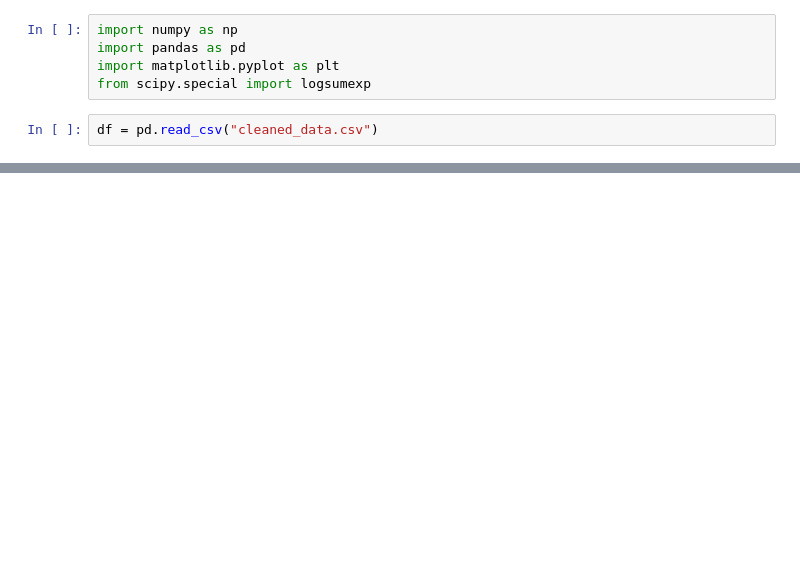
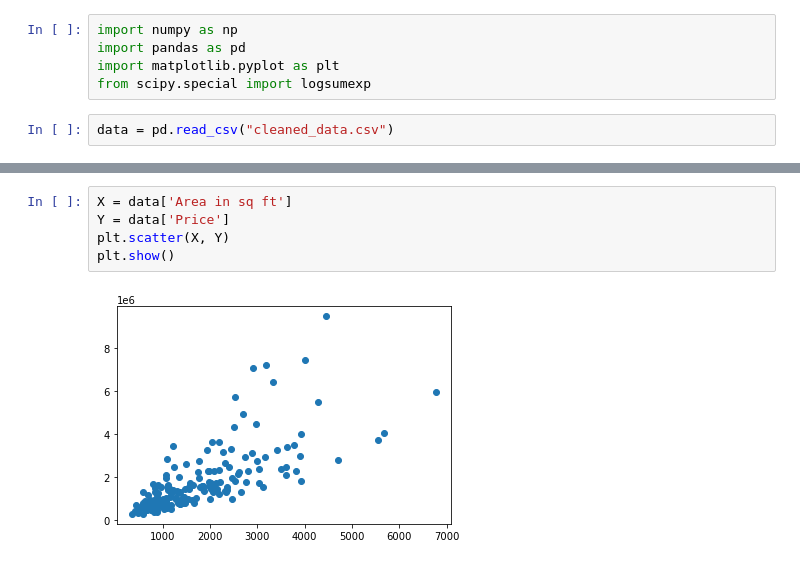
Before and after one commit to ElPatatone/Linear_Regression, a Jupyter notebook: Simple_linear_regression.ipynb, the cells around one changed output, grey strips where cells are left out. Saved outputs shown, nothing was run; the diff lists cells and outputs as text; blank space fills up the shorter version.

```diff
--- a/Simple_linear_regression.ipynb
+++ b/Simple_linear_regression.ipynb
@@ -4,4 +4,4 @@ import pandas as pd
 import matplotlib.pyplot as plt
 from scipy.special import logsumexp
 # %%
-df = pd.read_csv("cleaned_data.csv")
+data = pd.read_csv("cleaned_data.csv")
@@ -23,0 +24,7 @@ df
+# %%
+X = data['Area in sq ft']
+Y = data['Price']
+plt.scatter(X, Y)
+plt.show()
+# %% [output]
+[figure, added]
```
Also changed, not shown: parts of 20 cells of this notebook, 1 other file.
